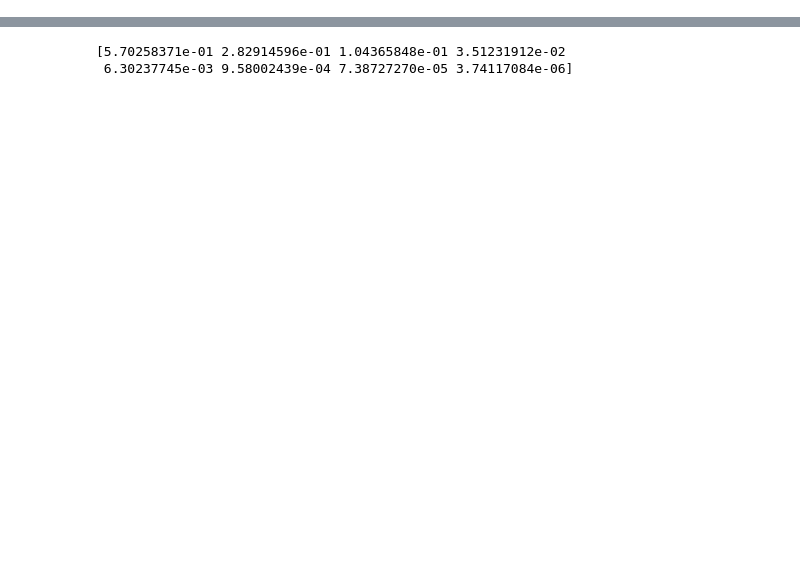
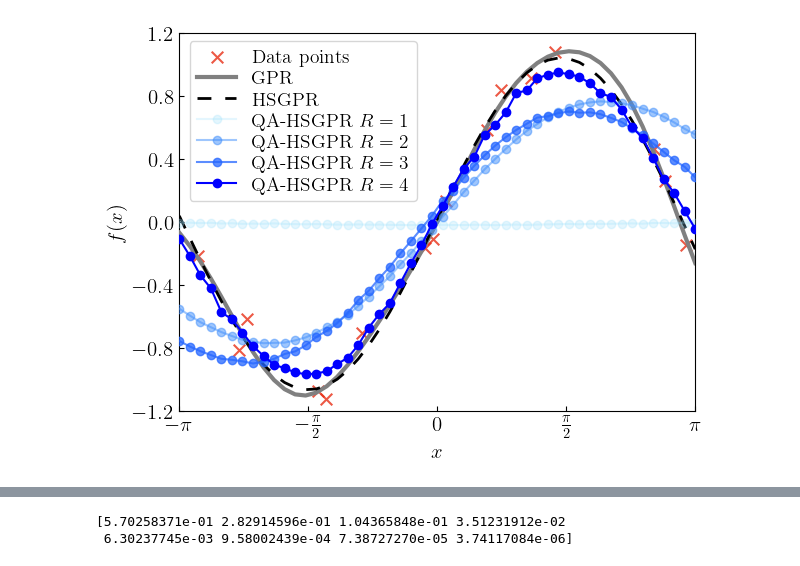
Before and after one commit to cagalvisf/Quantum_algorithm_for_HSGPR, a Jupyter notebook: Quantum_reduced_rank_GPR.ipynb, the cells around one changed output, grey strips where cells are left out. Drawn from its saved outputs; the diff is of its cells as text; code cells hidden in the pictures; blank space fills up the shorter version.

```diff
--- a/Quantum_reduced_rank_GPR.ipynb
+++ b/Quantum_reduced_rank_GPR.ipynb
@@ -195,0 +183,59 @@ print("--- %s seconds ---" % (time.time() - start_time))
+# %%
+## colors for the plots
+color_GPR = 'gray'
+color_HSGPR = 'k'
+
+## red
+shades = ['#e66063', '#e35053', '#dd2c2f', '#d02224']
+
+## Blue
+shades = ['#97dffc', '#3f8efc', '#2667ff', '#0000ff']
+
+R = 2
+
+data = np.loadtxt("Data/QAHSGPR_R{}_M{}_example_1.txt".format(R,M), delimiter=",")
+plt.figure()
+plt.scatter(X_train, y_train, marker='x', label="Data points", color='#e82f17',zorder=0, s = 70, alpha=0.8)
+plt.xlabel("$x$")
+plt.ylabel("$f(x)$")
+plt.plot(data[:,0], data[:,1], color=color_GPR, label="GPR", linewidth=3,zorder=5)
+
+## place ticks inside figure
+plt.tick_params(direction='in')
+
+
+
+plt.ylim(-1.2,1.2)
+plt.xlim(-np.pi,np.pi)
+
+plt.yticks(np.arange(-1.2, 1.3, step=0.4))
+
+tick_pos= [-np.pi , -np.pi/2, 0 , np.pi/2, np.pi]
+labels = [r'$-\pi$', r"$-\frac{\pi}{2}$", r"$0$", r"$\frac{\pi}{2}$", r"$\pi$"]
+plt.xticks(tick_pos, labels)
+
+plt.tight_layout()
+
+plt.savefig("Figures/mean_GPR_example_1.pdf")
+## linestyle dashed more spaced
+plt.plot(data[:,0], data[:,3], color=color_HSGPR, label="HSGPR",zorder=5, ls = '--', dashes=(5, 5), linewidth = 2.)
+
+
+## place legend left 0.2 units
+plt.legend(bbox_to_anchor=(0.15, 0.32), loc='upper left', borderaxespad=0.)
+
+plt.tight_layout()
+plt.savefig("Figures/mean_HSGPR_example_1.pdf")
+
+
+Rs = [1,2,3,4]
+for R in Rs:
+    data = np.loadtxt("Data/QAHSGPR_R{}_M{}_example_1.txt".format(R,M), delimiter=",")
+    plt.plot(data[:,0], data[:,5], 'o-', label="QA-HSGPR $R={}$".format(R), color=shades[R-1], alpha=(R/max(Rs))**1, zorder=5)
+    ## place legend left 0.2 units
+    plt.legend(bbox_to_anchor=(0.02, 0.98), loc='upper left', fontsize = 14, borderaxespad=0.,ncol=1,labelspacing=0.2,  columnspacing=0.6)
+
+    plt.tight_layout()
+    plt.savefig("Figures/mean_QHSGPR_R{}_example_1.pdf".format(R),  pad_inches = 0, bbox_inches='tight')
+# %% [output]
+[figure, added]
```
Also changed, not shown: parts of 44 cells of this notebook, 2 other files.
